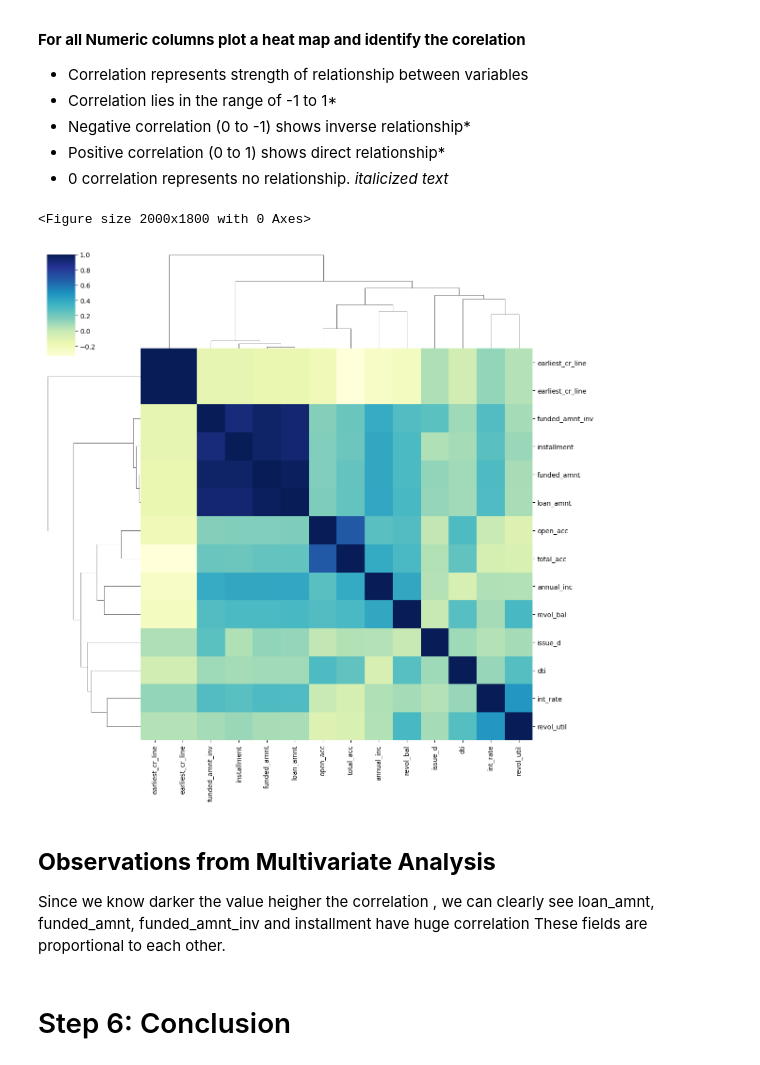
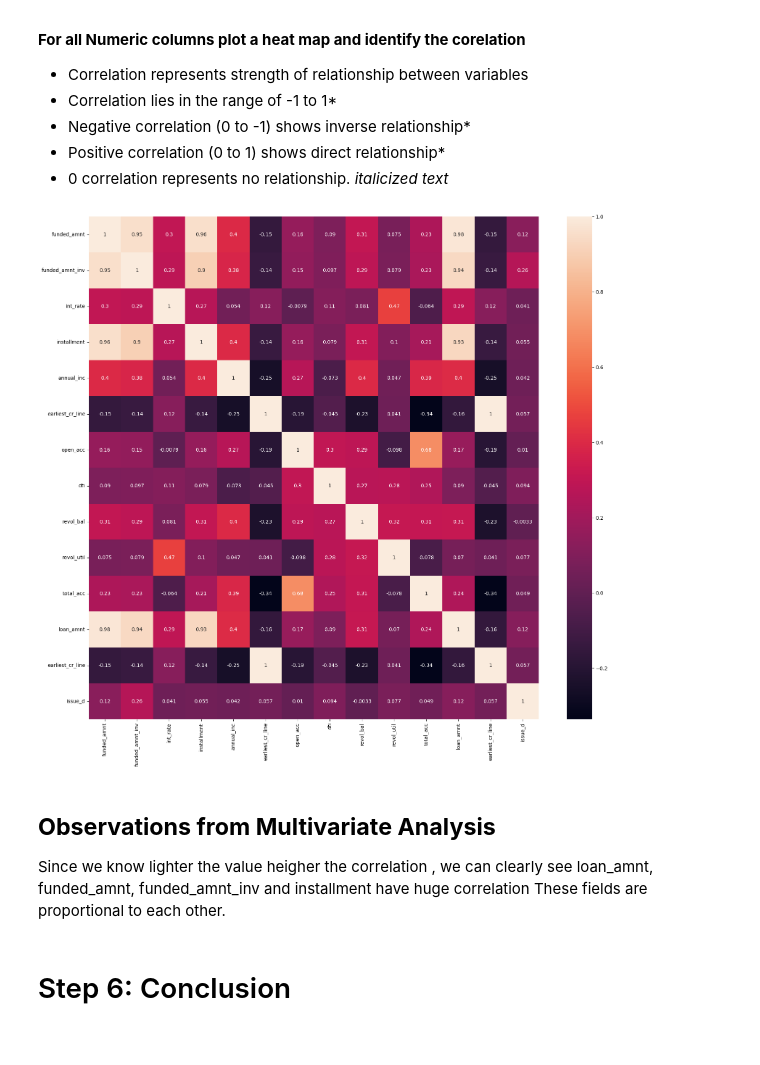
Before and after one commit to balu337/LendingClubRepo, a Jupyter notebook: LC_v1.ipynb, the cells around one changed output. Saved outputs shown, nothing was run; the diff lists cells and outputs as text; code cells hidden in the pictures.

```diff
--- a/LC_v1.ipynb
+++ b/LC_v1.ipynb
@@ -460,11 +407,0 @@ Name: count, dtype: int64
-# %%
-#Find the median of the emp_length
-import math
-
-expmedian= math.trunc(int(df1.emp_length.median()))
-print(math.trunc(expmedian))
-
-df1.emp_length.isnull().sum()
-
-df1.emp_length=df1.emp_length.fillna(math.trunc(expmedian))
-df1.emp_length.value_counts()
@@ -823,17 +737,15 @@ Multivariate analysis is a statistical method used to analyze data involving mul
 # %%
 # Numerical variables: Compute and visualize correlation matrix
 numerical_data=df1[num_cols]
 plt.figure(figsize=(20,18))
-# sns.heatmap(numerical_data.corr(),annot=True)
-sns.clustermap(numerical_data.corr(), cmap='YlGnBu', figsize=(12,12))
+sns.heatmap(numerical_data.corr(),annot=True)
 plt.show()
 # %% [output]
-<Figure size 2000x1800 with 0 Axes>
-[figure, old version]
+[figure, new version]
 # %% [markdown]
 ## **Observations from Multivariate Analysis**
 
-Since we know darker the value heigher the correlation , we can clearly see loan_amnt, funded_amnt, funded_amnt_inv and installment have huge correlation
+Since we know lighter the value heigher the correlation , we can clearly see loan_amnt, funded_amnt, funded_amnt_inv and installment have huge correlation
 These fields are proportional to each other.
 # %% [markdown]
 # Step 6: Conclusion
```
Also changed, not shown: parts of 57 cells of this notebook.
